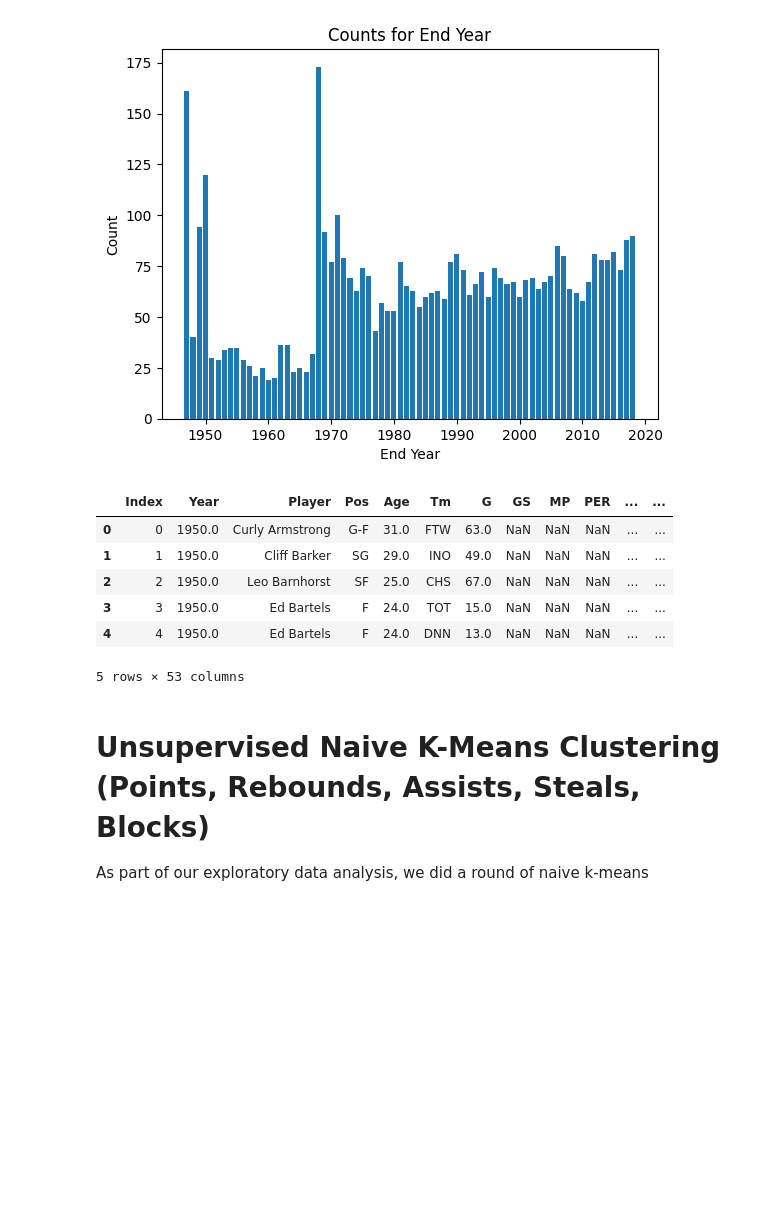
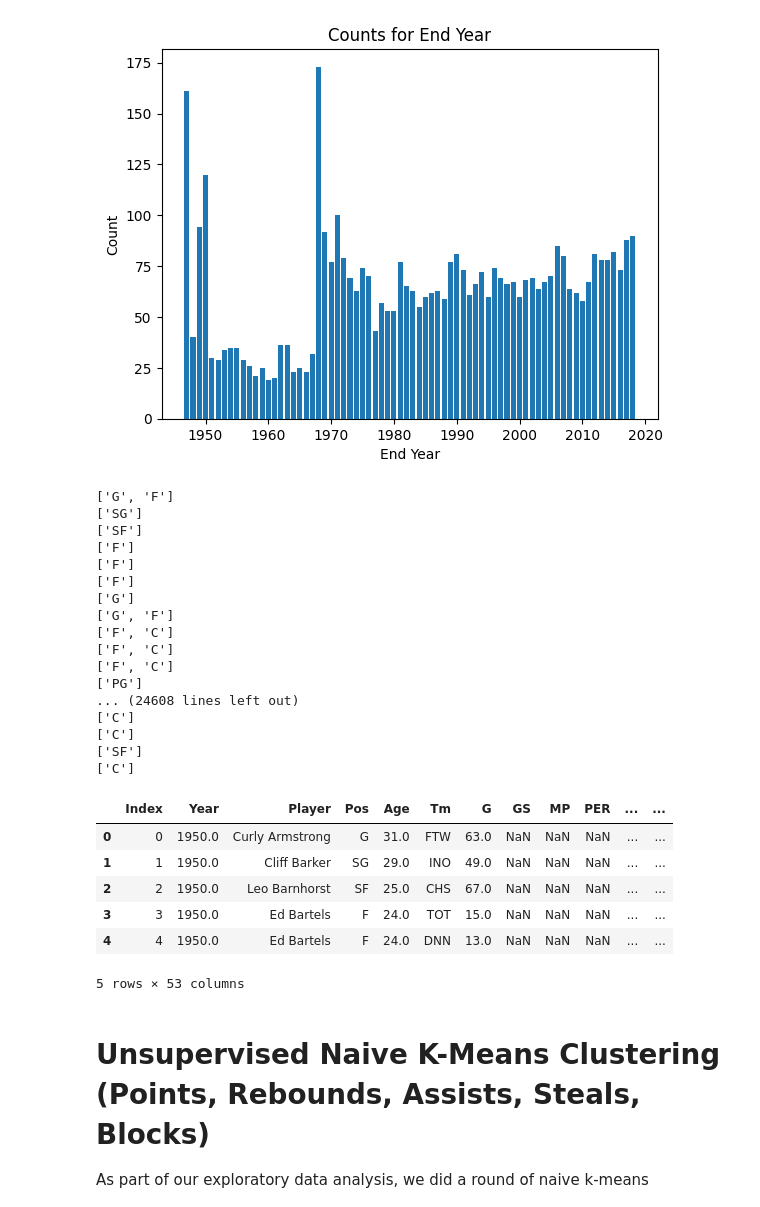
Before and after one commit to shinwookim/NBAPositionify, a Jupyter notebook: main.ipynb, the cells around one changed output. Drawn from its saved outputs; the diff is of its cells as text; code cells hidden in the pictures; blank space fills up the shorter version.

```diff
--- a/main.ipynb
+++ b/main.ipynb
@@ -58,20 +58,43 @@ plt.show()
 # %%
 stats = pd.read_csv("Seasons_Stats.csv")
 stats = stats.rename(columns={"Unnamed: 0" : "Index"})
-# for index, row in stats.iterrows():
-#     if pd.isna(row["Pos"]):
-#         stats.at[index, "Pos"] = []
-#     else:
-#         stats.at[index, "Pos"] = row["Pos"].split("-")
+for index, row in stats.iterrows():
+    if not pd.isna(row["Pos"]):
+        positions = row["Pos"].split("-")
+        print(positions)
+        stats.at[index, "Pos"] = positions[0]
+        for i in range(1, len(positions)):
+            position = positions[i]
+            new_row = stats.iloc[index].copy()
+            new_row["Pos"] = position
+            stats.loc[len(stats)] = new_row
+
 stats.head()
 # %% [output]
+['G', 'F']
+['SG']
+['SF']
+['F']
+['F']
+['F']
+['G']
+['G', 'F']
+['F', 'C']
+['F', 'C']
+['F', 'C']
+['PG']
+... (24608 lines left out)
+['C']
+['C']
+['SF']
+['C']
 |  | Index | Year | Player | Pos | Age | Tm | G | GS | MP | PER | ... | ... |
-| 0 | 0 | 1950.0 | Curly Armstrong | G-F | 31.0 | FTW | 63.0 | NaN | NaN | NaN | ... | ... |
+| 0 | 0 | 1950.0 | Curly Armstrong | G | 31.0 | FTW | 63.0 | NaN | NaN | NaN | ... | ... |
 | 1 | 1 | 1950.0 | Cliff Barker | SG | 29.0 | INO | 49.0 | NaN | NaN | NaN | ... | ... |
 | 2 | 2 | 1950.0 | Leo Barnhorst | SF | 25.0 | CHS | 67.0 | NaN | NaN | NaN | ... | ... |
 | 3 | 3 | 1950.0 | Ed Bartels | F | 24.0 | TOT | 15.0 | NaN | NaN | NaN | ... | ... |
 | 4 | 4 | 1950.0 | Ed Bartels | F | 24.0 | DNN | 13.0 | NaN | NaN | NaN | ... | ... |
-5 rows × 53 columns
+5 rows × 53 columns
 # %% [markdown]
 # Unsupervised Naive K-Means Clustering (Points, Rebounds, Assists, Steals, Blocks)
 
```
Also changed, not shown: parts of 6 cells of this notebook.
